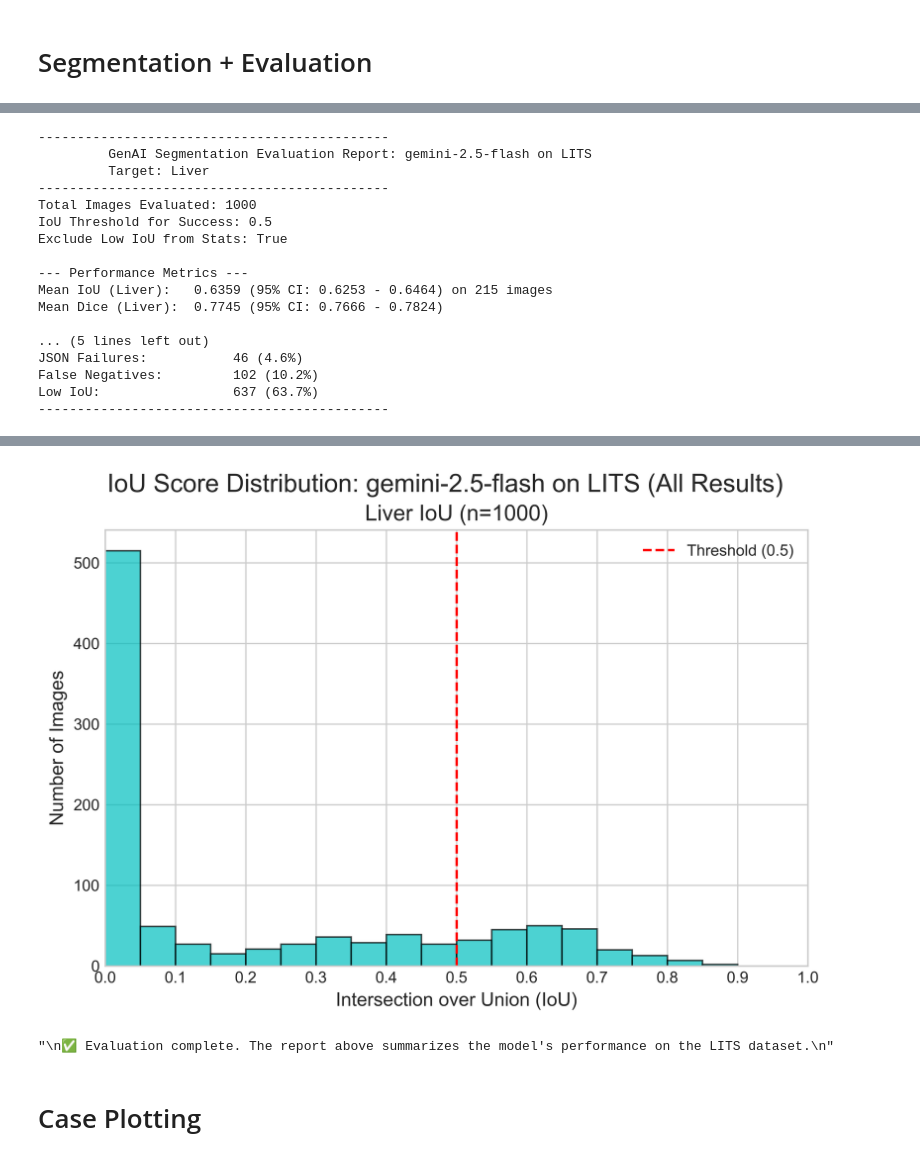
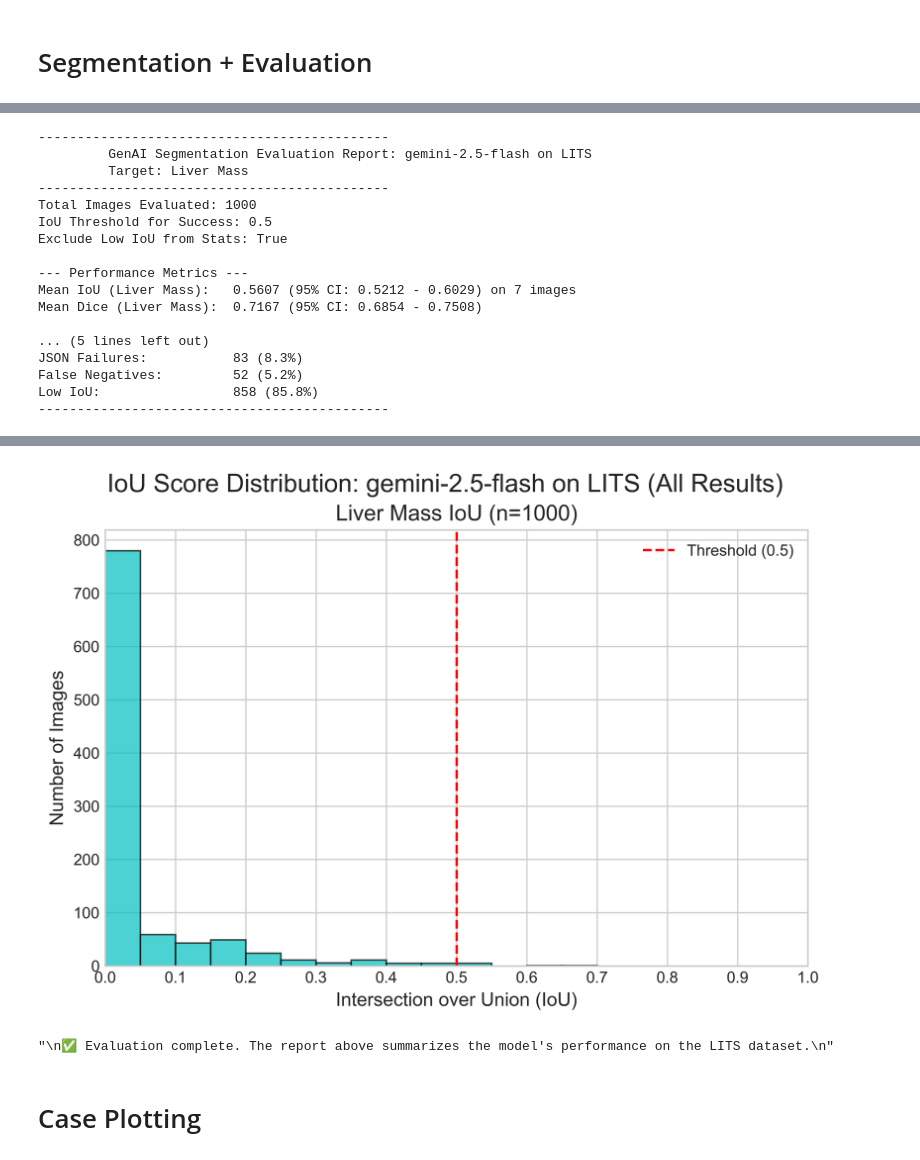
Before and after one commit to StealthX051/gemini-image-segmentation, a Jupyter notebook: 12_lits_genai_segmentation_evaluation.ipynb, the cells around one changed output, grey strips where cells are left out. Cells and saved outputs as stored; diff of their text form; code cells hidden in the pictures.

Commit message:
runs complete, added liver mass 2.5 flash run

```diff
--- a/12_lits_genai_segmentation_evaluation.ipynb
+++ b/12_lits_genai_segmentation_evaluation.ipynb
@@ -314,7 +314,7 @@ This is the main execution block. It will:
 
 # <<< --- PARAMETERS TO CONTROL THE EVALUATION --- >>>
 MODEL_NAME = "gemini-2.5-flash"
-SEGMENTATION_TARGET = "liver" # Options: "liver", "liver mass"
+SEGMENTATION_TARGET = "liver mass" # Options: "liver", "liver mass"
 THINKING_BUDGET = 0
 NUM_IMAGES_TO_TEST = 1000 # Set to None or 0 to test all images
 MAX_WORKERS = 8 # Number of parallel threads for evaluation
@@ -598,17 +598,17 @@ else:
 ---------------------------------------------
          GenAI Segmentation Evaluation Report: gemini-2.5-flash on LITS
-         Target: Liver
+         Target: Liver Mass
 ---------------------------------------------
 Total Images Evaluated: 1000
 IoU Threshold for Success: 0.5
 Exclude Low IoU from Stats: True
 
 --- Performance Metrics ---
-Mean IoU (Liver):   0.6359 (95% CI: 0.6253 - 0.6464) on 215 images
-Mean Dice (Liver):  0.7745 (95% CI: 0.7666 - 0.7824)
+Mean IoU (Liver Mass):   0.5607 (95% CI: 0.5212 - 0.6029) on 7 images
+Mean Dice (Liver Mass):  0.7167 (95% CI: 0.6854 - 0.7508)
 
 ... (5 lines left out)
-JSON Failures:           46 (4.6%)
-False Negatives:         102 (10.2%)
-Low IoU:                 637 (63.7%)
+JSON Failures:           83 (8.3%)
+False Negatives:         52 (5.2%)
+Low IoU:                 858 (85.8%)
 ---------------------------------------------
@@ -616,4 +616,4 @@ Low IoU:                 637 (63.7%)
-[figure, old version]
+[figure, new version]
 "\n✅ Evaluation complete. The report above summarizes the model's performance on the LITS dataset.\n"
 # %% [markdown]
 # Case Plotting
```
Also changed, not shown: parts of 1 cell of this notebook, 1 other file.
